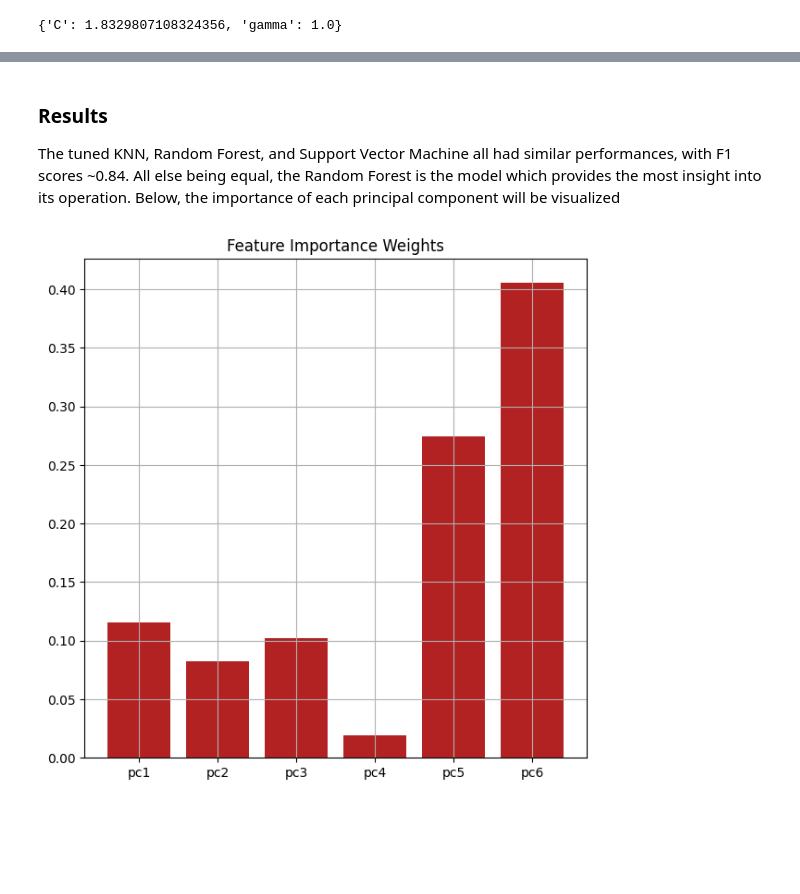
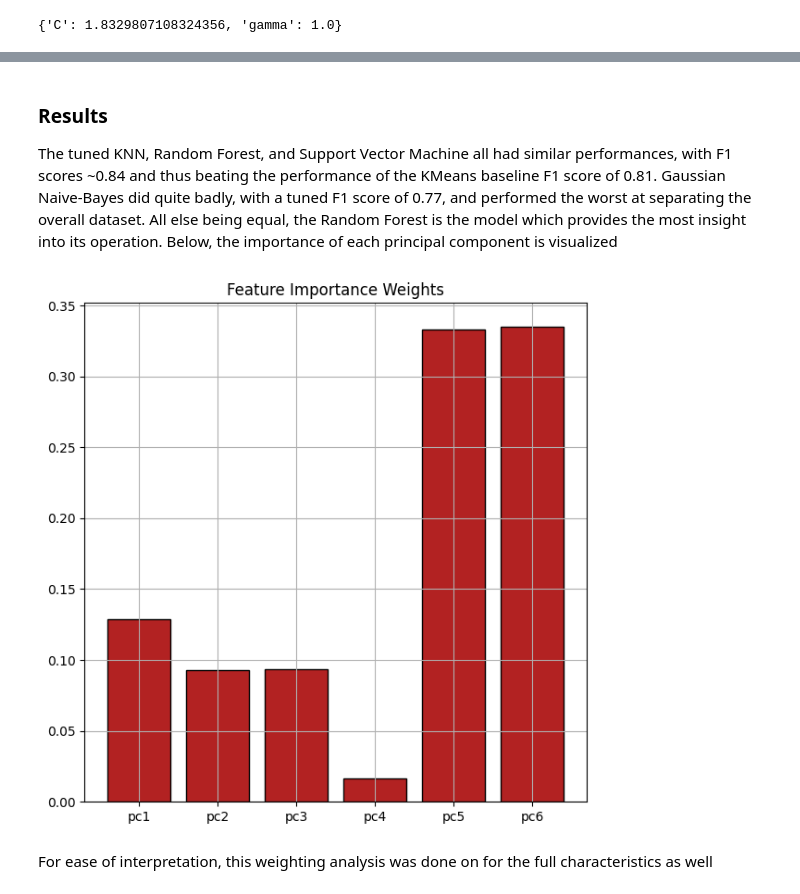
Before and after one commit to UW-MLGEO/MLGEO2024_Geldingadalir, a Jupyter notebook: notebooks/Classic_ML/Classic_ML.ipynb, the cells around one changed output, grey strips where cells are left out. Saved outputs shown, nothing was run; the diff lists cells and outputs as text; code cells hidden in the pictures; blank space fills up the shorter version.

Commit message:
Added kmeans clustering and rf on full variables

```diff
--- a/notebooks/Classic_ML/Classic_ML.ipynb
+++ b/notebooks/Classic_ML/Classic_ML.ipynb
@@ -282,6 +353,6 @@ print(grid_search.best_params_)
 # %%
 #use ideal parameters and test model
-knn_tuned = KNeighborsClassifier(n_neighbors=14)
+knn_tuned = KNeighborsClassifier(n_neighbors=7)
 knn_tuned.fit(X_train, Y_train)
 y_pred_grid = knn_tuned.predict(X_test)
 print(classification_report(y_pred_grid, Y_test))
@@ -362,7 +433,7 @@ param_grid = {
     'max_leaf_nodes': [3, 6, 9, 12]}
 
 #Run grid search and print optimal settings
-grid_search = GridSearchCV(RandomForestClassifier(),
+grid_search = GridSearchCV(rf,
                            param_grid=param_grid, cv=5)
 grid_search.fit(X_train, Y_train)
 print(grid_search.best_params_)
@@ -371,9 +442,10 @@ print(grid_search.best_params_)
 # %%
 #use ideal parameters and test model
-rf_tuned = RandomForestClassifier(max_depth=12,
-                                    max_features="log2",
+rf_tuned = RandomForestClassifier(max_depth=6,
+                                    max_features="sqrt",
                                     max_leaf_nodes=12,
-                                    n_estimators=50)
+                                    n_estimators=100,
+                                    random_state=state)
 rf_tuned.fit(X_train, Y_train)
 y_pred_grid = rf_tuned.predict(X_test)
 print(classification_report(y_pred_grid, Y_test))
@@ -591,0 +667,14 @@ cbar.set_ticks(ticks=[0.25,0.75], labels=['After Eruption', 'Before Eruption'],
+# %%
+#set up data and true labels again
+X = scaler.fit_transform(df_ready.drop(columns='state'))
+Y = true_labels
+
+#same features list
+features = df_final.keys().to_numpy()
+features
+
+#set random state for all models (for reproducibility)
+state = 42
+
+#split into train and test sets, chose 80/20%
+X_train, X_test, Y_train, Y_test = train_test_split(X, Y, test_size=0.2, random_state=state)
@@ -592,14 +771,16 @@ cbar.set_ticks(ticks=[0.25,0.75], labels=['After Eruption', 'Before Eruption'],
 # %% [markdown]
 ### Results
 
-The tuned KNN, Random Forest, and Support Vector Machine all had similar performances, with F1 scores ~0.84. All else being equal, the Random Forest is the model which provides the most insight into its operation. Below, the importance of each principal component will be visualized
+The tuned KNN, Random Forest, and Support Vector Machine all had similar performances, with F1 scores ~0.84 and thus beating the performance of the KMeans baseline F1 score of 0.81. Gaussian Naive-Bayes did quite badly, with a tuned F1 score of 0.77, and performed the worst at separating the overall dataset. All else being equal, the Random Forest is the model which provides the most insight into its operation. Below, the importance of each principal component is visualized
 # %%
 importances = rf_tuned.feature_importances_
 
 plt.figure(figsize=(7,7))
-plt.bar(np.arange(len(importances))+1, importances, color='firebrick')
+plt.bar(np.arange(len(importances))+1, importances, color='firebrick', ec='k')
 plt.xticks(np.arange(len(importances))+1, features)
 plt.title('Feature Importance Weights')
 plt.grid();
 # %% [output]
-[figure, old version]
+[figure, new version]
+# %% [markdown]
+For ease of interpretation, this weighting analysis was done on for the full characteristics as well
```
Also changed, not shown: parts of 32 cells of this notebook.
